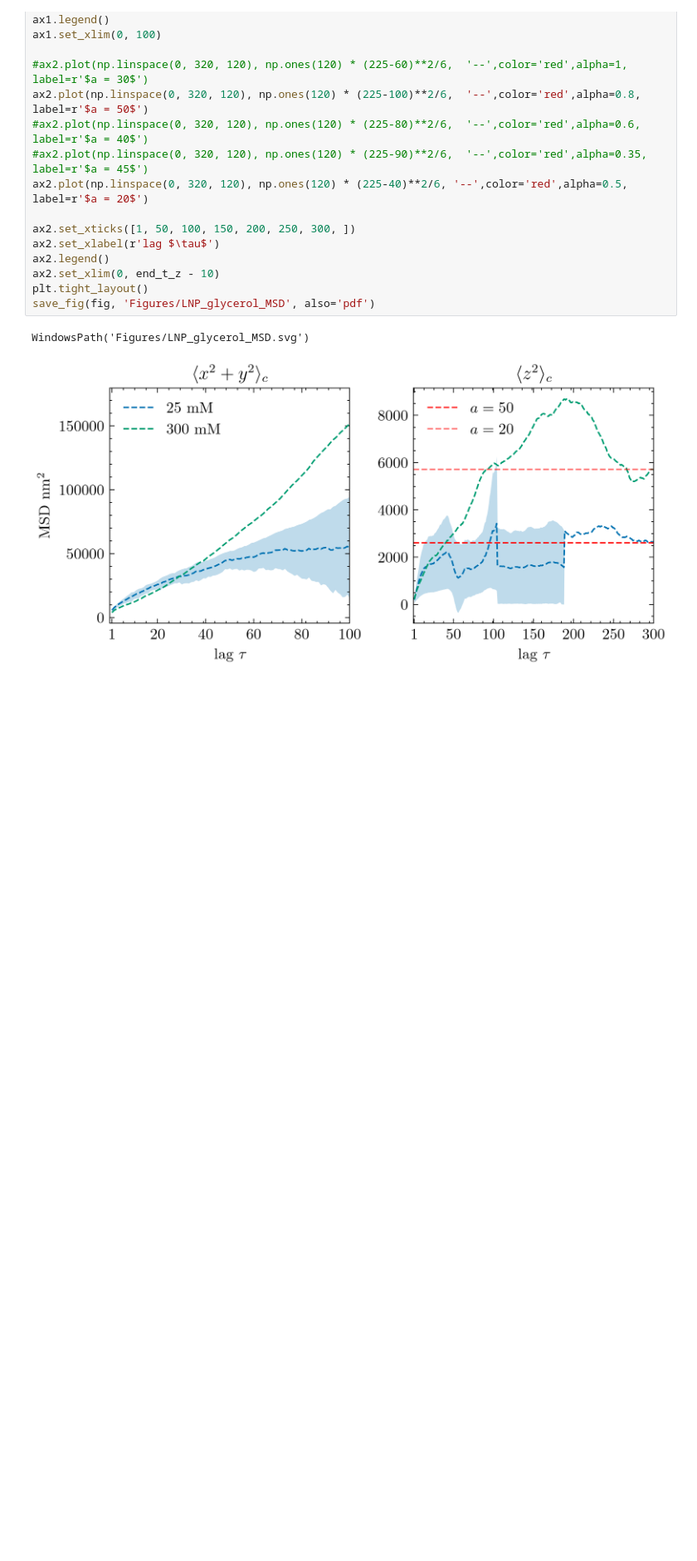
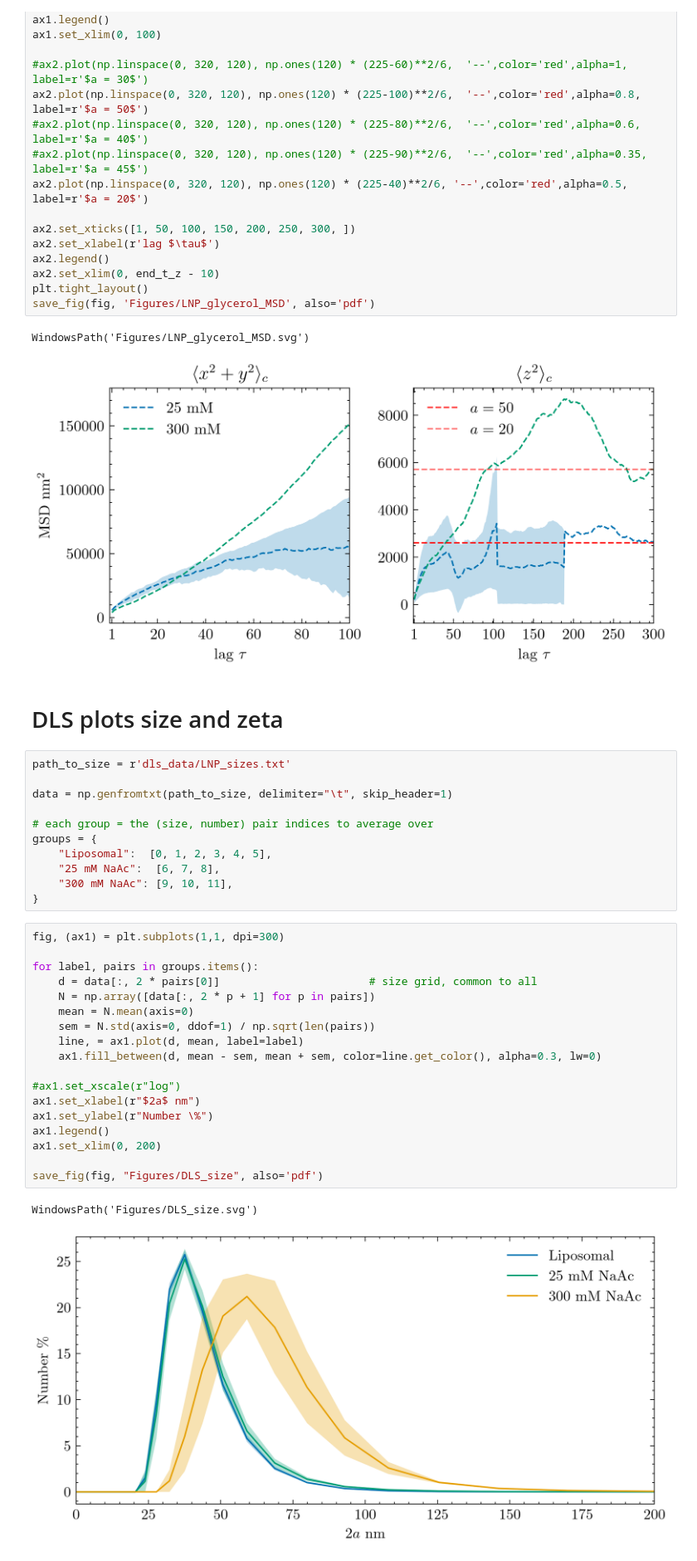
Before and after one commit to sinuose/mj_MASc_2026, a Jupyter notebook: Python/figures_chapter_7.ipynb, the cells around one changed output. Shown at 83% size. Drawn from its saved outputs; the diff is of its cells as text; blank space fills up the shorter version.

```diff
--- a/Python/figures_chapter_7.ipynb
+++ b/Python/figures_chapter_7.ipynb
@@ -2053,3 +2061,37 @@ save_fig(fig, 'Figures/LNP_glycerol_MSD', also='pdf')
 # %% [output]
 WindowsPath('Figures/LNP_glycerol_MSD.svg')
 [figure]
+# %% [markdown]
+# DLS plots size and zeta
+# %%
+path_to_size = r'dls_data/LNP_sizes.txt'
+
+data = np.genfromtxt(path_to_size, delimiter="\t", skip_header=1)
+
+# each group = the (size, number) pair indices to average over
+groups = {
+    "Liposomal":  [0, 1, 2, 3, 4, 5],
+    "25 mM NaAc":  [6, 7, 8],
+    "300 mM NaAc": [9, 10, 11],
+}
+# %%
+fig, (ax1) = plt.subplots(1,1, dpi=300)
+
+for label, pairs in groups.items():
+    d = data[:, 2 * pairs[0]]                       # size grid, common to all
+    N = np.array([data[:, 2 * p + 1] for p in pairs])
+    mean = N.mean(axis=0)
+    sem = N.std(axis=0, ddof=1) / np.sqrt(len(pairs))
+    line, = ax1.plot(d, mean, label=label)
+    ax1.fill_between(d, mean - sem, mean + sem, color=line.get_color(), alpha=0.3, lw=0)
+
+#ax1.set_xscale(r"log")
+ax1.set_xlabel(r"$2a$ nm")
+ax1.set_ylabel(r"Number \%")
+ax1.legend()
+ax1.set_xlim(0, 200)
+
+save_fig(fig, "Figures/DLS_size", also='pdf')
+# %% [output]
+WindowsPath('Figures/DLS_size.svg')
+[figure, added]
```
Also changed, not shown: parts of 8 cells of this notebook, 23 other files.
